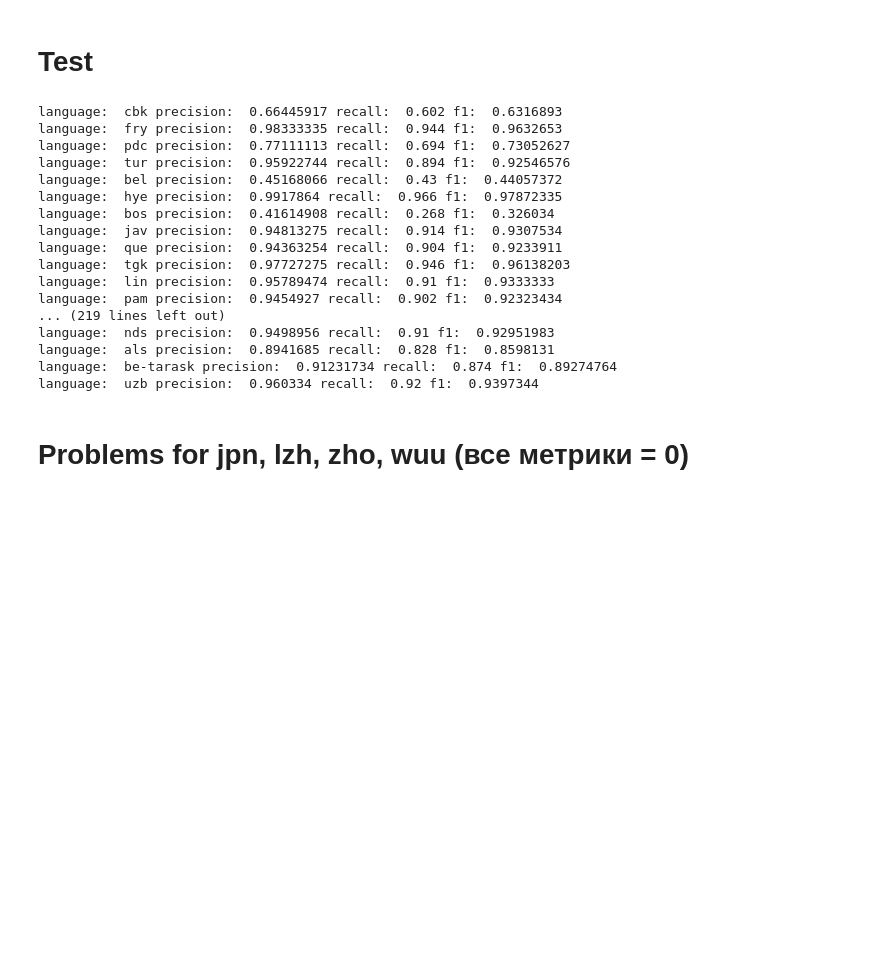
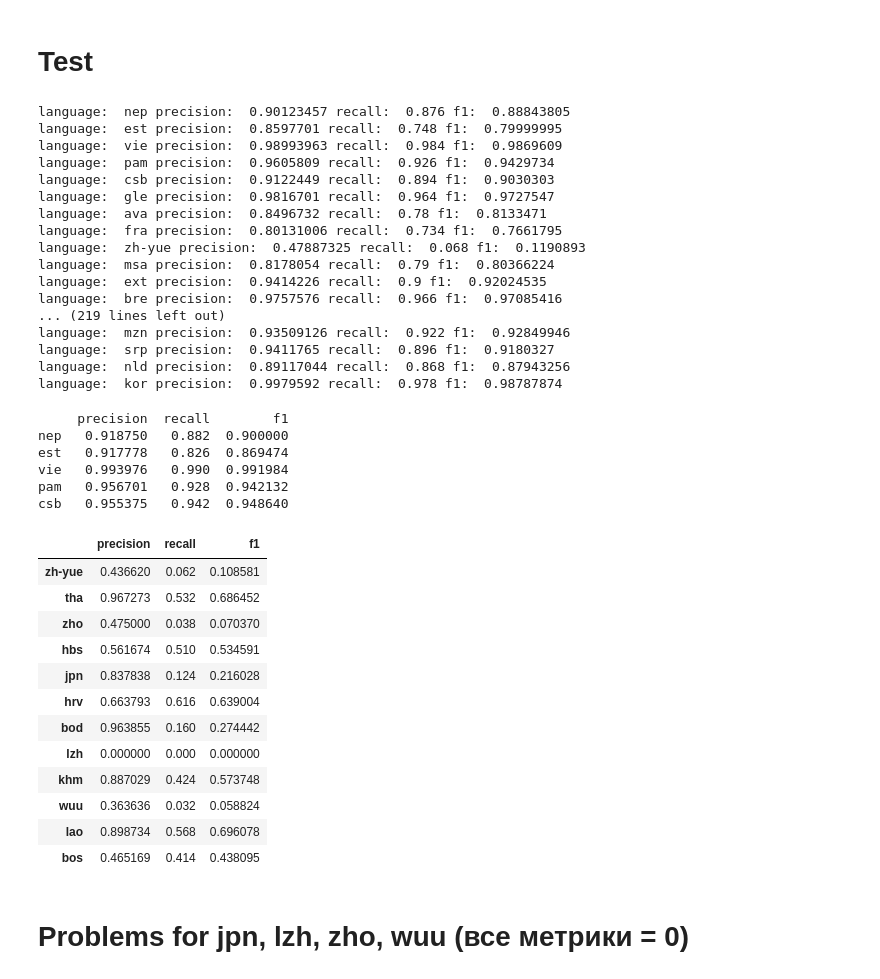
Before and after one commit to tsimafeip/nn-hackathon, a Jupyter notebook: LangDetector.ipynb, the cells around one changed output. Cells and saved outputs as stored; diff of their text form; code cells hidden in the pictures; blank space fills up the shorter version.

```diff
--- a/LangDetector.ipynb
+++ b/LangDetector.ipynb
@@ -300,7 +308,7 @@ _________________________________________________________________
 rnn_model.compile(loss='categorical_crossentropy', optimizer='adam', metrics=['accuracy', f1, recall, precision])
 # %%
 rnn_cp_path = data_path + 'model_rnn.hdf5'
-rnn_cp=ModelCheckpoint(rnn_cp_path,monitor='val_f1',verbose=verbose,save_best_only=True)
+rnn_cp=ModelCheckpoint(rnn_cp_path,monitor='val_f1',save_best_only=True)
 # %%
 rnn_model.fit(train_X, dummy_y_train, batch_size=512, epochs=3,
               validation_data=(val_X, dummy_y_val), callbacks = [rnn_cp])
@@ -335,33 +343,72 @@ def metr(y_true, y_pred): #taken from old keras source code
 # %% [markdown]
 # Test
 # %%
+ps = []
+rs = []
+fs = []
 for lan in range(len(languages)):
     x_t = x_test[x_test['sc'] == lan]
     x = convert(x_t)
     y = np.zeros((x.shape[0], len(languages)))
     y[:, lan] = 1
     y = y.astype('float32')
-    y_pred = model.predict(x)
+    y_pred = cnn_model.predict(x)
     p, r, f = metr(y, y_pred)
+    ps.append(p.numpy())
+    rs.append(r.numpy())
+    fs.append(f.numpy())
     print("language: ", class_to_language[lan], "precision: ", p.numpy(), "recall: ", r.numpy(), "f1: ", f.numpy())
 # %% [output]
-language:  cbk precision:  0.66445917 recall:  0.602 f1:  0.6316893
-language:  fry precision:  0.98333335 recall:  0.944 f1:  0.9632653
-language:  pdc precision:  0.77111113 recall:  0.694 f1:  0.73052627
-language:  tur precision:  0.95922744 recall:  0.894 f1:  0.92546576
-language:  bel precision:  0.45168066 recall:  0.43 f1:  0.44057372
-language:  hye precision:  0.9917864 recall:  0.966 f1:  0.97872335
-language:  bos precision:  0.41614908 recall:  0.268 f1:  0.326034
-language:  jav precision:  0.94813275 recall:  0.914 f1:  0.9307534
-language:  que precision:  0.94363254 recall:  0.904 f1:  0.9233911
-language:  tgk precision:  0.97727275 recall:  0.946 f1:  0.96138203
-language:  lin precision:  0.95789474 recall:  0.91 f1:  0.9333333
-language:  pam precision:  0.9454927 recall:  0.902 f1:  0.92323434
+language:  nep precision:  0.90123457 recall:  0.876 f1:  0.88843805
+language:  est precision:  0.8597701 recall:  0.748 f1:  0.79999995
+language:  vie precision:  0.98993963 recall:  0.984 f1:  0.9869609
+language:  pam precision:  0.9605809 recall:  0.926 f1:  0.9429734
+language:  csb precision:  0.9122449 recall:  0.894 f1:  0.9030303
+language:  gle precision:  0.9816701 recall:  0.964 f1:  0.9727547
+language:  ava precision:  0.8496732 recall:  0.78 f1:  0.8133471
+language:  fra precision:  0.80131006 recall:  0.734 f1:  0.7661795
+language:  zh-yue precision:  0.47887325 recall:  0.068 f1:  0.1190893
+language:  msa precision:  0.8178054 recall:  0.79 f1:  0.80366224
+language:  ext precision:  0.9414226 recall:  0.9 f1:  0.92024535
+language:  bre precision:  0.9757576 recall:  0.966 f1:  0.97085416
 ... (219 lines left out)
-language:  nds precision:  0.9498956 recall:  0.91 f1:  0.92951983
-language:  als precision:  0.8941685 recall:  0.828 f1:  0.8598131
-language:  be-tarask precision:  0.91231734 recall:  0.874 f1:  0.89274764
-language:  uzb precision:  0.960334 recall:  0.92 f1:  0.9397344
+language:  mzn precision:  0.93509126 recall:  0.922 f1:  0.92849946
+language:  srp precision:  0.9411765 recall:  0.896 f1:  0.9180327
+language:  nld precision:  0.89117044 recall:  0.868 f1:  0.87943256
+language:  kor precision:  0.9979592 recall:  0.978 f1:  0.98787874
+# %%
+metrics = pd.DataFrame(
+    {'precision': ps,
+     'recall': rs,
+     'f1': fs
+    })
+# %%
+metrics = metrics.rename(class_to_language, axis='index')
+# %%
+print(metrics.head())
+# %% [output]
+     precision  recall        f1
+nep   0.918750   0.882  0.900000
+est   0.917778   0.826  0.869474
+vie   0.993976   0.990  0.991984
+pam   0.956701   0.928  0.942132
+csb   0.955375   0.942  0.948640
+# %%
+metrics[metrics.f1 < 0.7]
+# %% [output]
+|  | precision | recall | f1 |
+| zh-yue | 0.436620 | 0.062 | 0.108581 |
+| tha | 0.967273 | 0.532 | 0.686452 |
+| zho | 0.475000 | 0.038 | 0.070370 |
+| hbs | 0.561674 | 0.510 | 0.534591 |
+| jpn | 0.837838 | 0.124 | 0.216028 |
+| hrv | 0.663793 | 0.616 | 0.639004 |
+| bod | 0.963855 | 0.160 | 0.274442 |
+| lzh | 0.000000 | 0.000 | 0.000000 |
+| khm | 0.887029 | 0.424 | 0.573748 |
+| wuu | 0.363636 | 0.032 | 0.058824 |
+| lao | 0.898734 | 0.568 | 0.696078 |
+| bos | 0.465169 | 0.414 | 0.438095 |
 # %% [markdown]
 # Problems for jpn, lzh, zho, wuu (все метрики = 0)
 # %%
```
Also changed, not shown: parts of 6 cells of this notebook.
